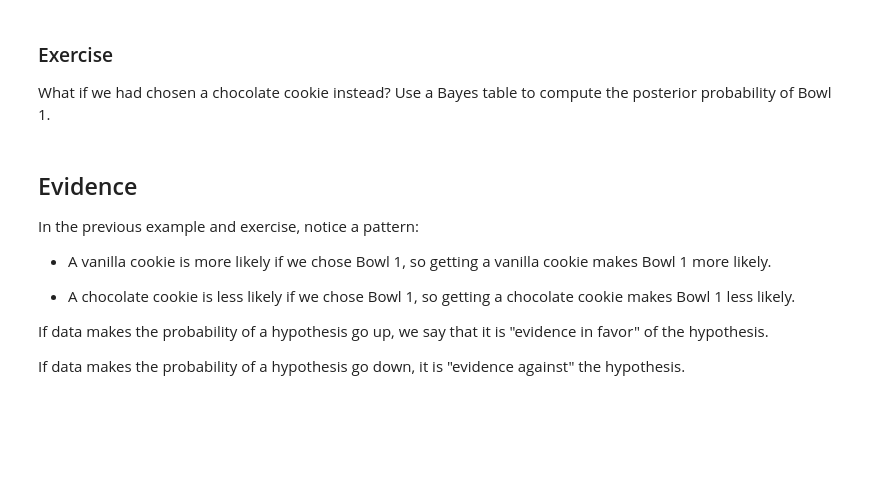
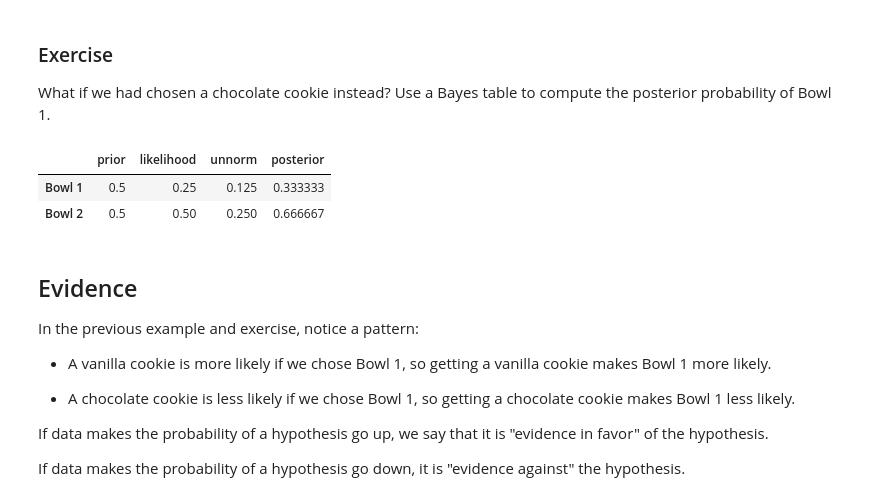
Before and after one commit to soumyatanwar/stats-and-more, a Jupyter notebook: 01_cookie.ipynb, the cells around one changed output. Cells and saved outputs as stored; diff of their text form; code cells hidden in the pictures; blank space fills up the shorter version.

```diff
--- a/01_cookie.ipynb
+++ b/01_cookie.ipynb
@@ -186,6 +233,15 @@ make_bayes_table(hypos, prior, likelihood)
 ### Exercise
 
 What if we had chosen a chocolate cookie instead?  Use a Bayes table to compute the posterior probability of Bowl 1.
+# %%
+hypos = 'Bowl 1', 'Bowl 2'
+prior = 1/2, 1/2
+likelihood_chocolate_cookie = 10/(30+10), 20/(20+20)
+make_bayes_table(hypos= hypos,prior=prior, likelihood=likelihood_chocolate_cookie)
+# %% [output]
+|  | prior | likelihood | unnorm | posterior |
+| Bowl 1 | 0.5 | 0.25 | 0.125 | 0.333333 |
+| Bowl 2 | 0.5 | 0.50 | 0.250 | 0.666667 |
 # %% [markdown]
 ## Evidence
 
```
Also changed, not shown: parts of 24 cells of this notebook.
